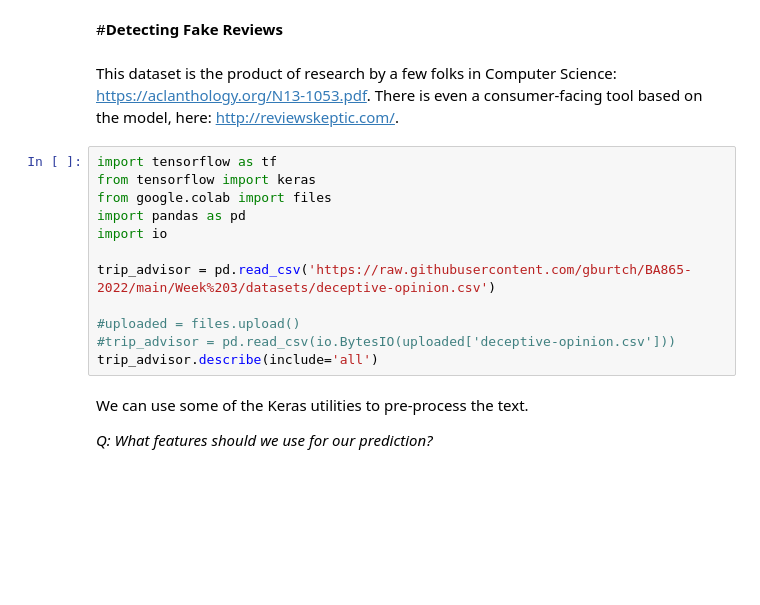
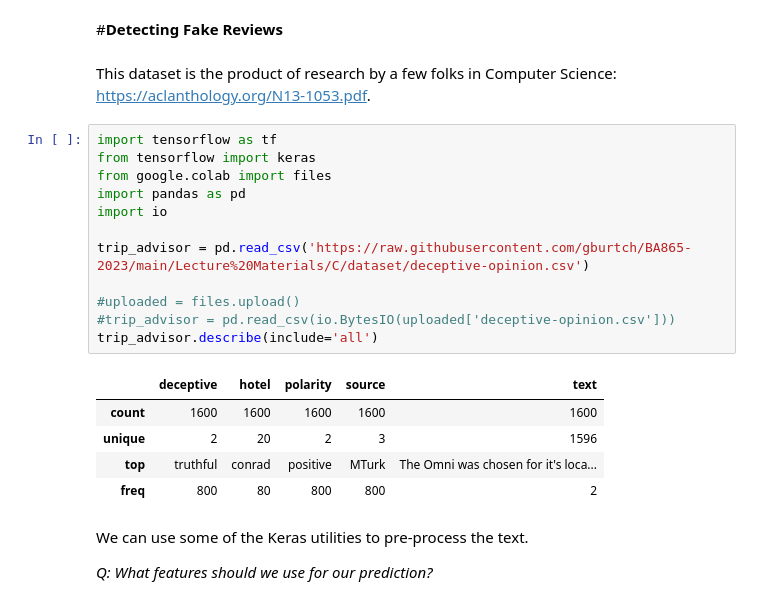
Before and after one commit to gburtch/BA865-2023, a Jupyter notebook: Lecture Materials/C/3.4 - Detecting Fake Reviews.ipynb, the cells around one changed output. Cells and saved outputs as stored; diff of their text form; blank space fills up the shorter version.

```diff
--- a/Lecture Materials/C/3.4 - Detecting Fake Reviews.ipynb
+++ b/Lecture Materials/C/3.4 - Detecting Fake Reviews.ipynb
@@ -1,19 +1,25 @@
 # %% [markdown]
 #**Detecting Fake Reviews**
 # %% [markdown]
-This dataset is the product of research by a few folks in Computer Science: https://aclanthology.org/N13-1053.pdf. There is even a consumer-facing tool based on the model, here: http://reviewskeptic.com/.
+This dataset is the product of research by a few folks in Computer Science: https://aclanthology.org/N13-1053.pdf.
 # %%
 import tensorflow as tf
 from tensorflow import keras
 from google.colab import files
 import pandas as pd
 import io
 
-trip_advisor = pd.read_csv('https://raw.githubusercontent.com/gburtch/BA865-2022/main/Week%203/datasets/deceptive-opinion.csv')
+trip_advisor = pd.read_csv('https://raw.githubusercontent.com/gburtch/BA865-2023/main/Lecture%20Materials/C/dataset/deceptive-opinion.csv')
 
 #uploaded = files.upload()
 #trip_advisor = pd.read_csv(io.BytesIO(uploaded['deceptive-opinion.csv']))
 trip_advisor.describe(include='all')
+# %% [output]
+|  | deceptive | hotel | polarity | source | text |
+| count | 1600 | 1600 | 1600 | 1600 | 1600 |
+| unique | 2 | 20 | 2 | 3 | 1596 |
+| top | truthful | conrad | positive | MTurk | The Omni was chosen for it's loca... |
+| freq | 800 | 80 | 800 | 800 | 2 |
 # %% [markdown]
 We can use some of the Keras utilities to pre-process the text.
 
```
Also changed, not shown: parts of 4 cells of this notebook.
